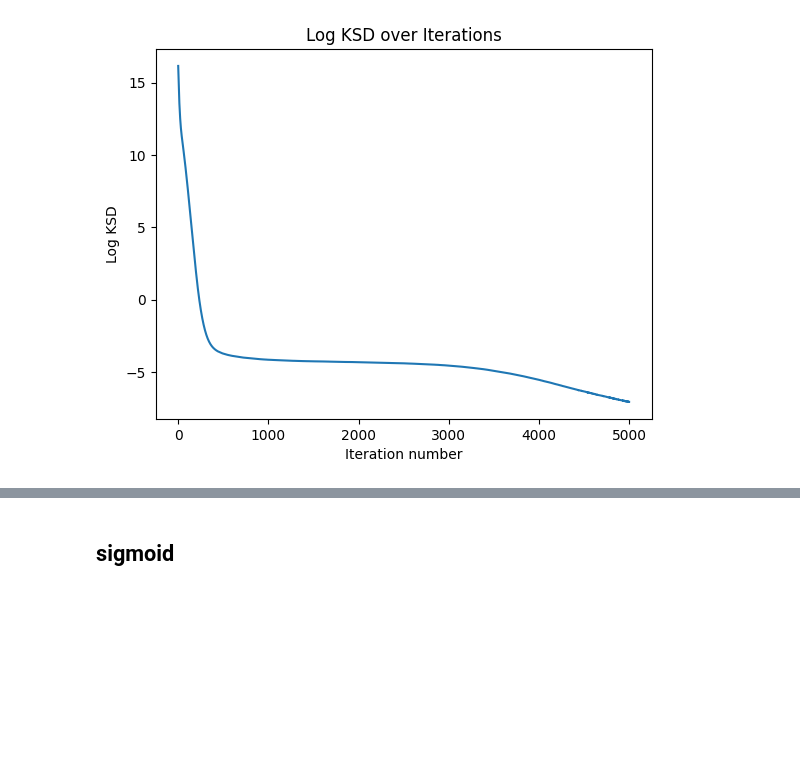
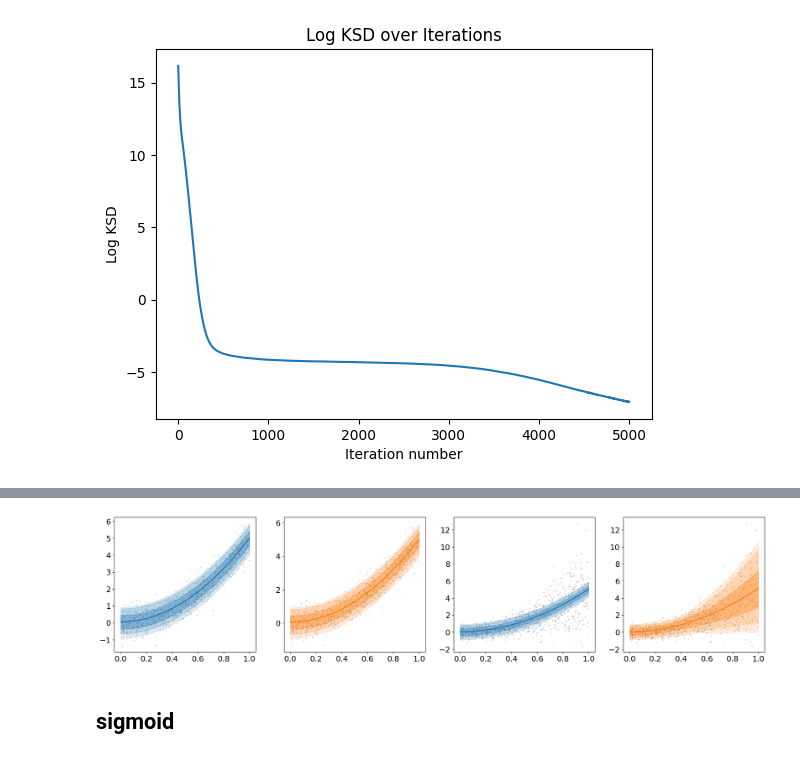
Before and after one commit to liuqingyang27/Detecting-Model-Misspecification-via-VGD, a Jupyter notebook: main fig.ipynb, the cells around one changed output, grey strips where cells are left out. Drawn from its saved outputs; the diff is of its cells as text; code cells hidden in the pictures; blank space fills up the shorter version.

```diff
--- a/main fig.ipynb
+++ b/main fig.ipynb
@@ -129,3 +128,7 @@ all_mmd_values_quad_m, actual_mmd_quad_m = diagnostic_experiment_quad_m.plot_dia
+# %%
+plot_predictives(experiment_quad_w, experiment_quad_m)
+# %% [output]
+[figure, added]
 # %% [markdown]
 ## sigmoid
 # %%
```
Also changed, not shown: parts of 15 cells of this notebook.
